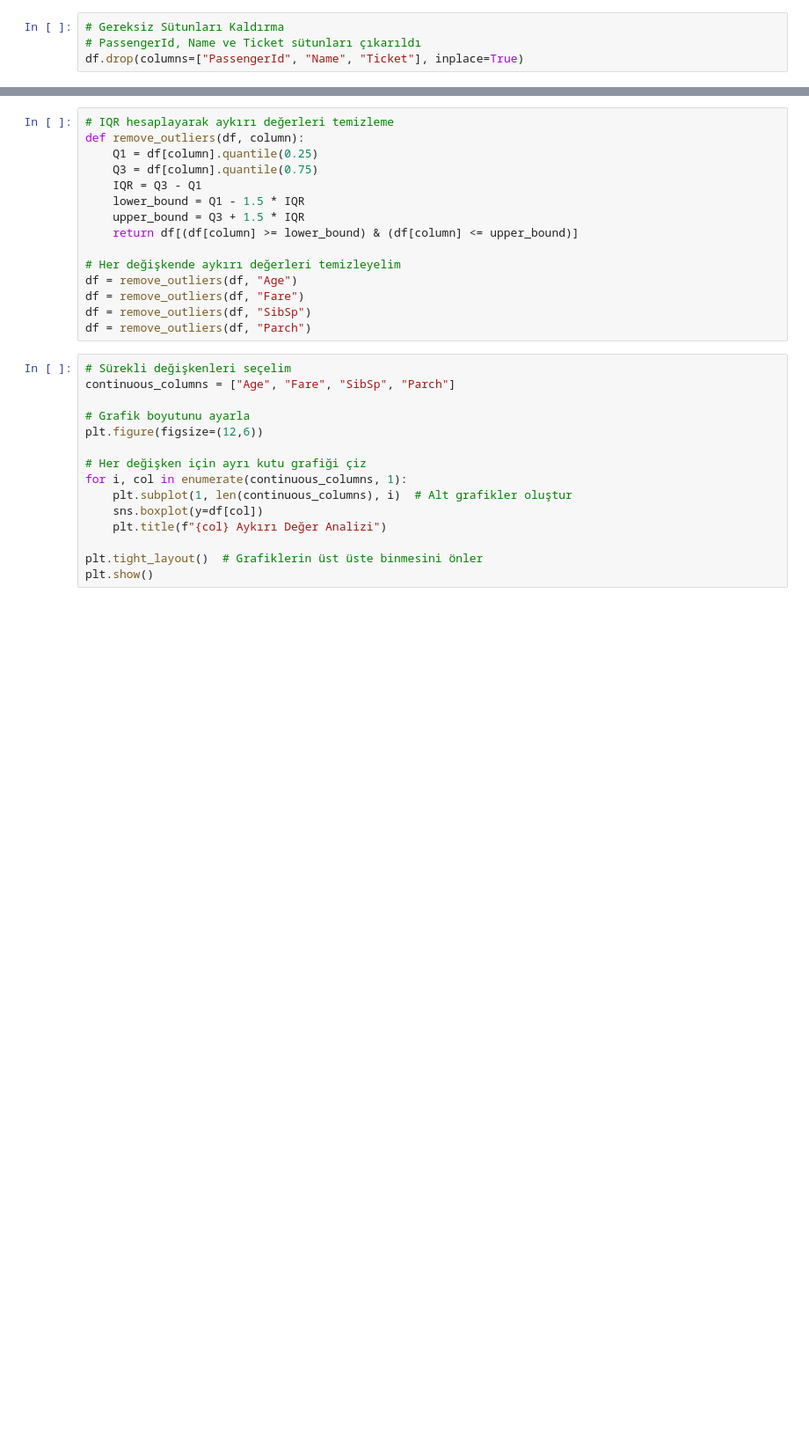
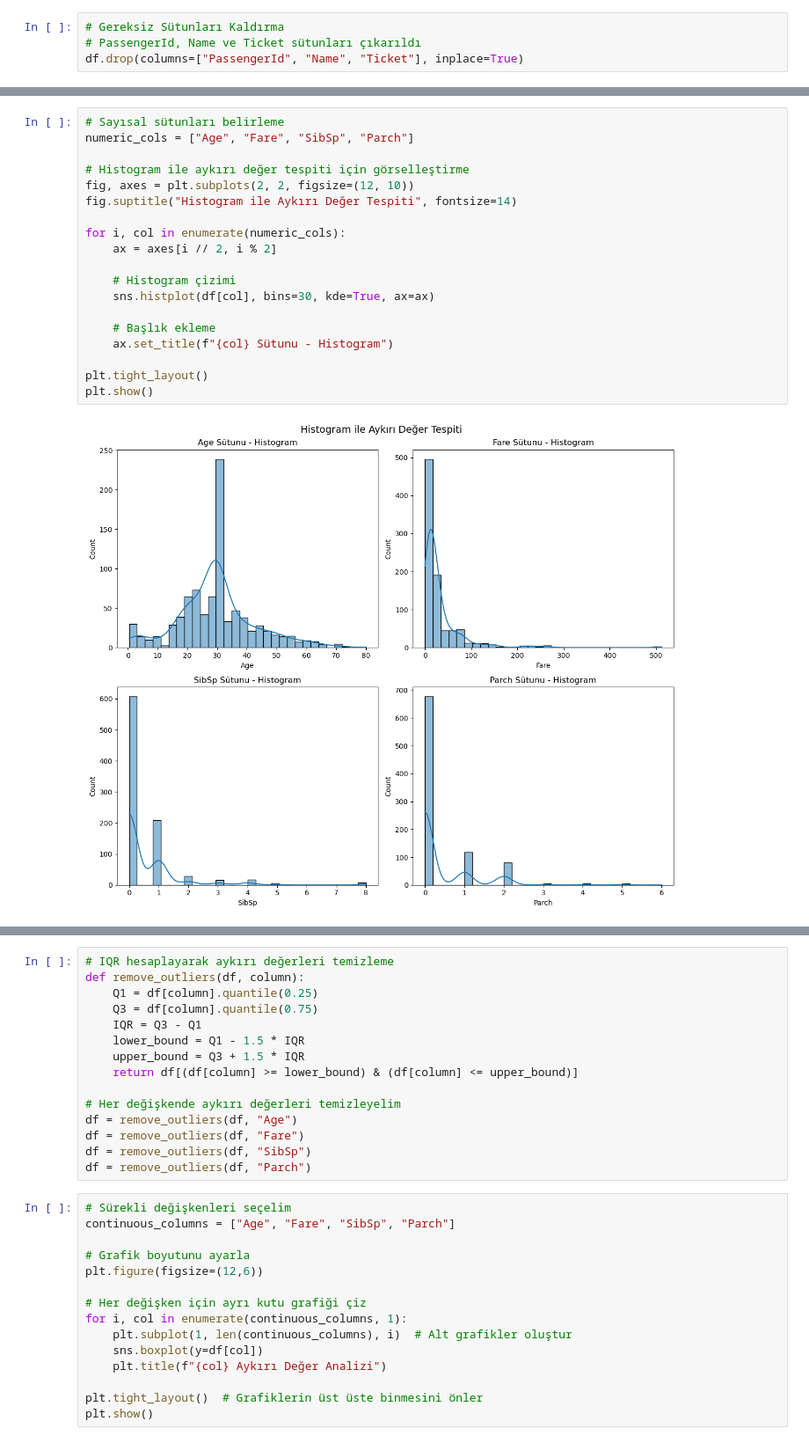
Before and after one commit to gnergiz01/BVA102_Veri_Madenciligi, a Jupyter notebook: data-preprocessing.ipynb, the cells around one changed output, grey strips where cells are left out. Shown: that part at 88% size. Drawn from its saved outputs; the diff is of its cells as text; blank space fills up the shorter version.

```diff
--- a/data-preprocessing.ipynb
+++ b/data-preprocessing.ipynb
@@ -491,0 +576,21 @@ plt.show()
+# %%
+# Sayısal sütunları belirleme
+numeric_cols = ["Age", "Fare", "SibSp", "Parch"]
+
+# Histogram ile aykırı değer tespiti için görselleştirme
+fig, axes = plt.subplots(2, 2, figsize=(12, 10))
+fig.suptitle("Histogram ile Aykırı Değer Tespiti", fontsize=14)
+
+for i, col in enumerate(numeric_cols):
+    ax = axes[i // 2, i % 2]
+
+    # Histogram çizimi
+    sns.histplot(df[col], bins=30, kde=True, ax=ax)
+
+    # Başlık ekleme
+    ax.set_title(f"{col} Sütunu - Histogram")
+
+plt.tight_layout()
+plt.show()
+# %% [output]
+[figure, added]
```
Also changed, not shown: parts of 20 cells of this notebook.
